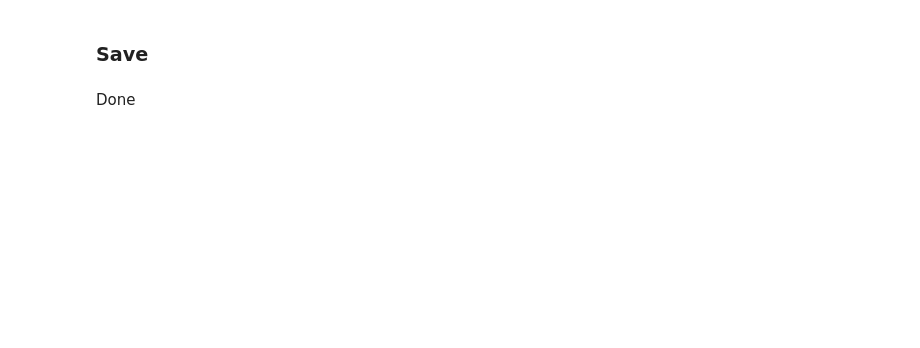
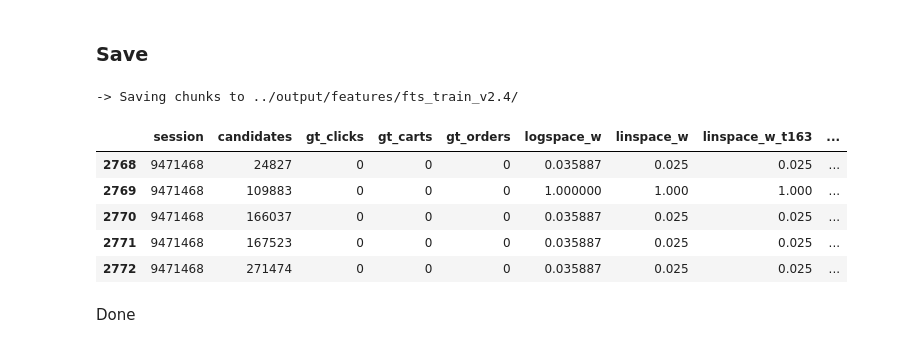
Before and after one commit to TheoViel/kaggle_otto_rs, a Jupyter notebook: notebooks/FE.ipynb, the cells around one changed output. Drawn from its saved outputs; the diff is of its cells as text; code cells hidden in the pictures; blank space fills up the shorter version.

```diff
--- a/notebooks/FE.ipynb
+++ b/notebooks/FE.ipynb
@@ -114,0 +164,4 @@ gc.collect()
+# %%
+pairs = compute_popularity_features(pairs, [OLD_PARQUET_FILES, PARQUET_FILES], "")
+pairs = compute_popularity_features(pairs, OLD_PARQUET_FILES, "_old")
+pairs = compute_popularity_features(pairs, PARQUET_FILES, "_w")
@@ -152,3 +216,6 @@ MATRIX_NAMES = ["matrix_123_temporal_20", "matrix_123_type136_20", "matrix_12__2
+# %%
+MATRIX_FOLDER = "../output/matrices/"
+MATRIX_NAMES = [f"matrix_123_temporal_20_{MODE}", f"matrix_123_type136_20_{MODE}", f"matrix_12__20_{MODE}", f"matrix_123_type0.590.5_20_{MODE}"]
 # %%
 sessions = load_sessions(PARQUET_FILES)
 
@@ -166,7 +233,7 @@ for name in MATRIX_NAMES:
     )
 
     for c in fts.columns[2:]:
-        pairs[f"{name}_{re.sub('w_', '', c)}"] = fts[c].values
+        pairs[f"{name.rsplit('_', 1)[0]}_{re.sub('w_', '', c)}"] = fts[c].values
 
     del fts
     numba.cuda.current_context().deallocations.clear()
@@ -186,14 +290,25 @@ TODO :
 # %%
-sessions = load_sessions(PARQUET_FILES)
+# COLS = ["day", "weekday", "hour"]
 
-for i, c in enumerate(CLASSES):
-    print(f'-> Popularity for {c}')
-    popularity = cudf.DataFrame(sessions.loc[sessions["type"] == i, "aid"].value_counts()).reset_index()
-    popularity.columns = ['candidates', f'{c}_popularity']
-    popularity[f'{c}_popularity'] = np.clip(popularity[f'{c}_popularity'], 0, 2 ** 16 - 1).astype("uint16")
+# for i, c in enumerate(CLASSES): # + ["*"]
+#     if c == "clicks":
+#         continue
 
-    pairs = pairs.merge(popularity, how="left", on="candidates").fillna(0)
+#     print(f'-> Popularity for {c if c != "*" else "views"}')
 
-del sessions, popularity
-numba.cuda.current_context().deallocations.clear()
-gc.collect()
+#     sessions = load_sessions([OLD_PARQUET_FILES, PARQUET_FILES])
+#     sessions = sessions[sessions["type"] == i]
+#     sessions = get_datetime_info(sessions)
+
+#     for col in COLS:
+#         popularity = sessions[['aid', col, 'type']].groupby(['aid', col]).count().reset_index()
+
+#         popularity.columns = ["candidates", col, f"{col}_{c}_popularity"]
+#         popularity[col] = popularity[col].astype(sessions[col].dtype)
+#         popularity[f"{col}_{c}_popularity"] = np.clip(popularity[f"{col}_{c}_popularity"], 0, 2 ** 15 - 1).astype('int16')
+
+#         pairs = pairs.merge(popularity, how="left", on=["candidates", col]).fillna(0)
+
+# #         break
+# #     break
+# pairs.drop(['day'], axis=1, inplace=True)
@@ -279,2 +401,4 @@ def save_by_chunks(pairs, folder):
 # %%
-save_by_chunks(pairs, f"../output/fts_{MODE}_{SUFFIX}/")
+save_by_chunks(pairs, f"../output/features/fts_{MODE}_{SUFFIX}/")
+# %% [output]
+-> Saving chunks to ../output/features/fts_train_v2.4/
@@ -291,2 +405,11 @@ save_by_chunks(pairs, f"../output/fts_{MODE}_{SUFFIX}/")
+# %%
+pairs.head()
+# %% [output]
+|  | session | candidates | gt_clicks | gt_carts | gt_orders | logspace_w | linspace_w | linspace_w_t163 | ... |
+| 2768 | 9471468 | 24827 | 0 | 0 | 0 | 0.035887 | 0.025 | 0.025 | ... |
+| 2769 | 9471468 | 109883 | 0 | 0 | 0 | 1.000000 | 1.000 | 1.000 | ... |
+| 2770 | 9471468 | 166037 | 0 | 0 | 0 | 0.035887 | 0.025 | 0.025 | ... |
+| 2771 | 9471468 | 167523 | 0 | 0 | 0 | 0.035887 | 0.025 | 0.025 | ... |
+| 2772 | 9471468 | 271474 | 0 | 0 | 0 | 0.035887 | 0.025 | 0.025 | ... |
 # %% [markdown]
 Done
```
Also changed, not shown: parts of 31 cells of this notebook, 12 other files.
